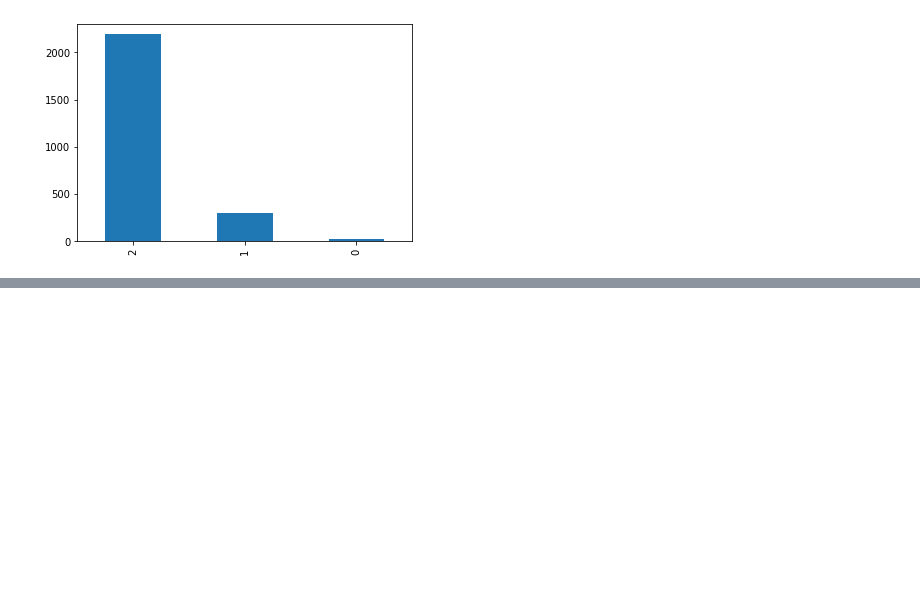
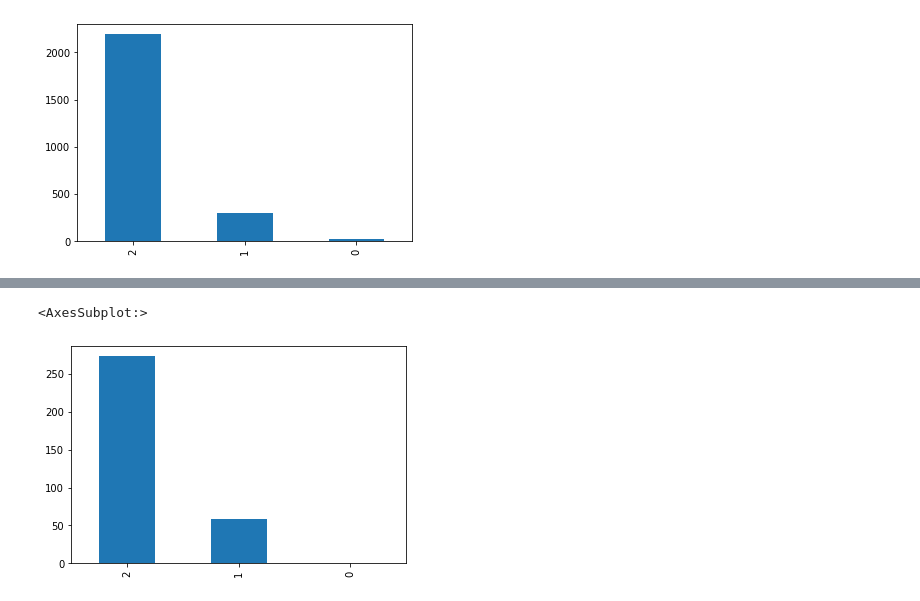
Before and after one commit to AshQTan/Capstone, a Jupyter notebook: AnalyzingResultsArticleLevelTFIDFMergedClasssifiers.ipynb, the cells around one changed output, grey strips where cells are left out. Cells and saved outputs as stored; diff of their text form; code cells hidden in the pictures; blank space fills up the shorter version.

```diff
--- a/AnalyzingResultsArticleLevelTFIDFMergedClasssifiers.ipynb
+++ b/AnalyzingResultsArticleLevelTFIDFMergedClasssifiers.ipynb
@@ -102,0 +108,5 @@ accuracy_score(test_dataset["real_labels"], test_dataset["pred_labels"])
+# %%
+test_dataset[test_dataset["biaslabel"]=="Very Liberal"]["pred_labels"].value_counts().plot.bar()
+# %% [output]
+<AxesSubplot:>
+[figure, added]
```
Also changed, not shown: parts of 3 cells of this notebook, 1 other file.
